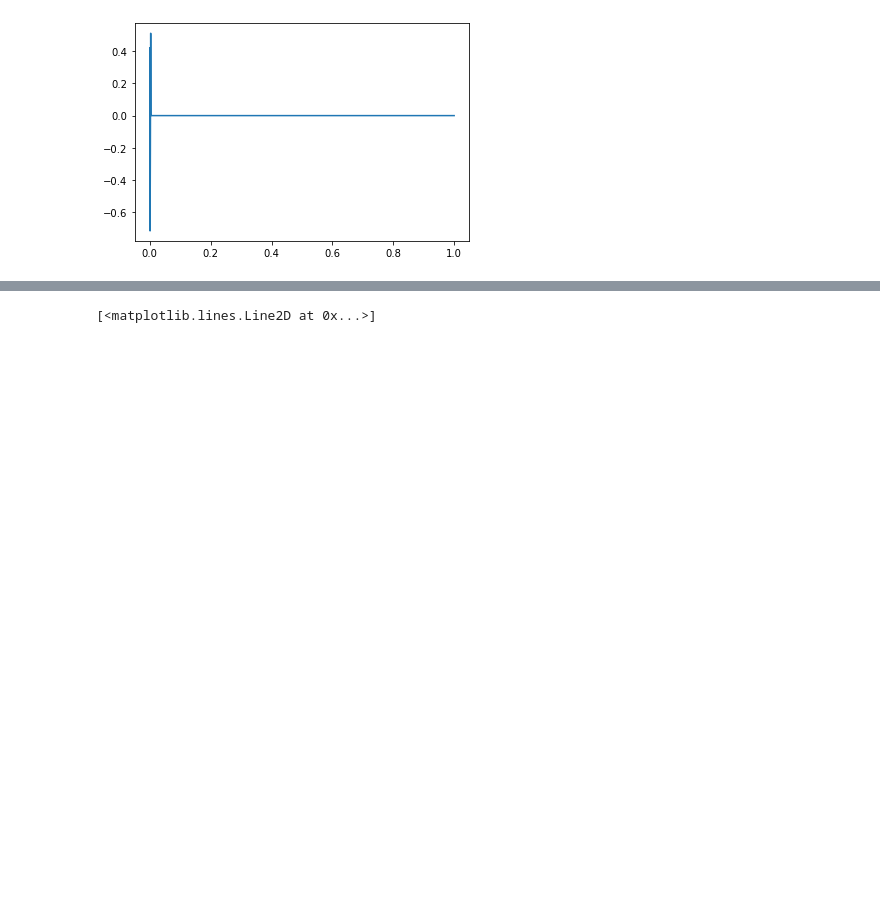
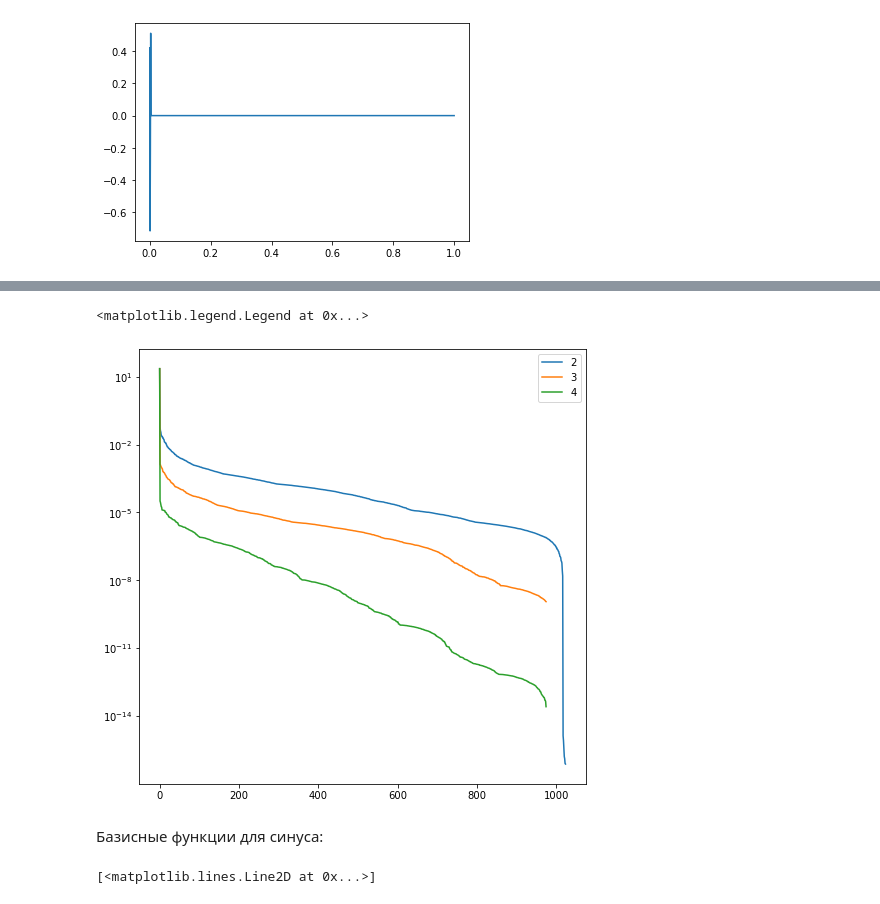
Before and after one commit to d1kolyadin/AMI_diploma, a Jupyter notebook: wtt experiments.ipynb, the cells around one changed output, grey strips where cells are left out. Drawn from its saved outputs; the diff is of its cells as text; code cells hidden in the pictures; blank space fills up the shorter version.

```diff
--- a/wtt experiments.ipynb
+++ b/wtt experiments.ipynb
@@ -193,3 +211,17 @@ plt.plot(linspace, W[2,:])
+# %%
+plt.figure(figsize=(8,8))
+for i, r in enumerate([2, 3, 4]):
+    if r == 2:
+        plt.plot(np.arange(2 ** d), wtt_coefs_sqrt[i], label=str(r))
+    else:
+        plt.plot(np.arange(2 ** d)[:975], wtt_coefs_sqrt[i][:975], label=str(r))
+plt.yscale('log')
+plt.legend()
+# %% [output]
+<matplotlib.legend.Legend at 0x...>
+[figure, added]
+# %% [markdown]
+Базисные функции для синуса:
 # %%
 d = 10
 n = 2 ** d
```
Also changed, not shown: parts of 33 cells of this notebook.
